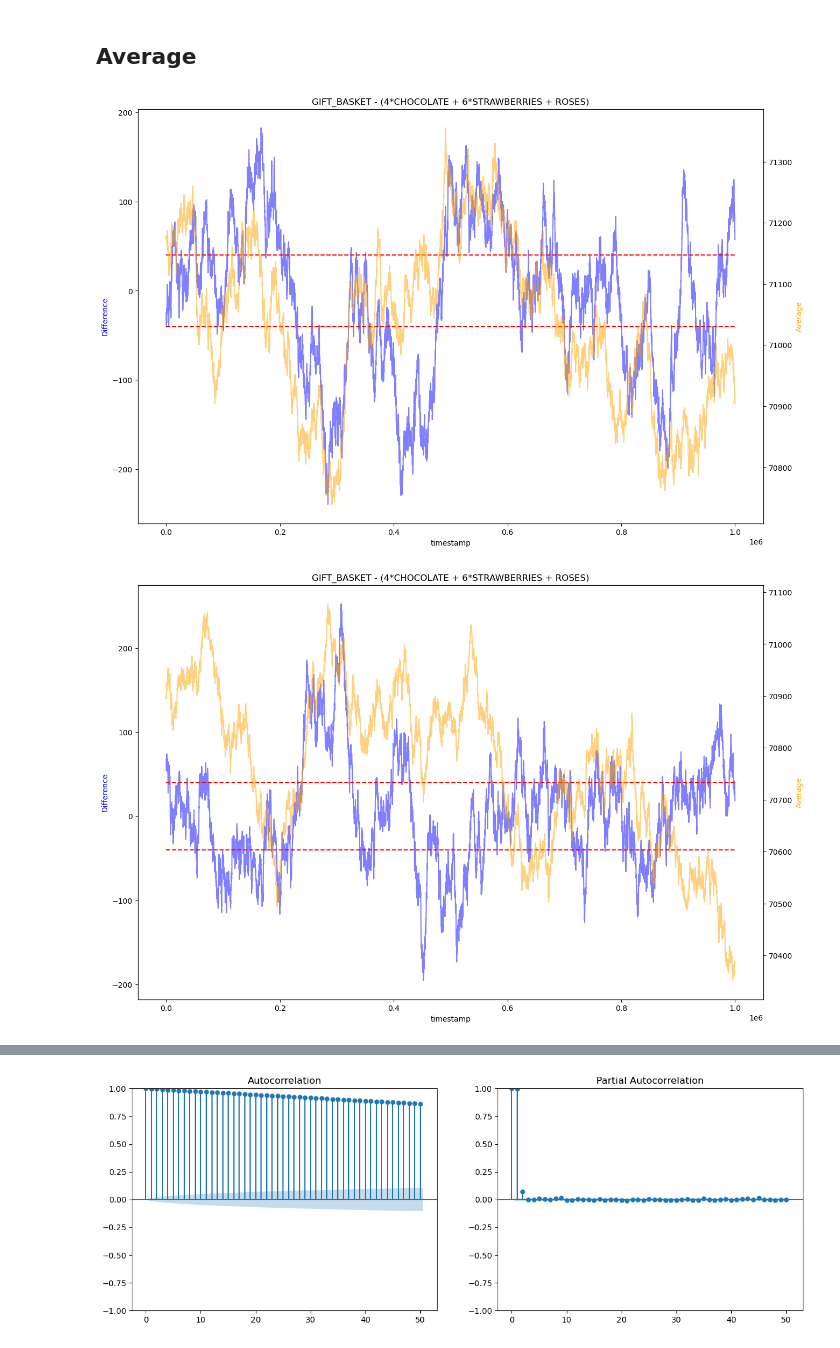
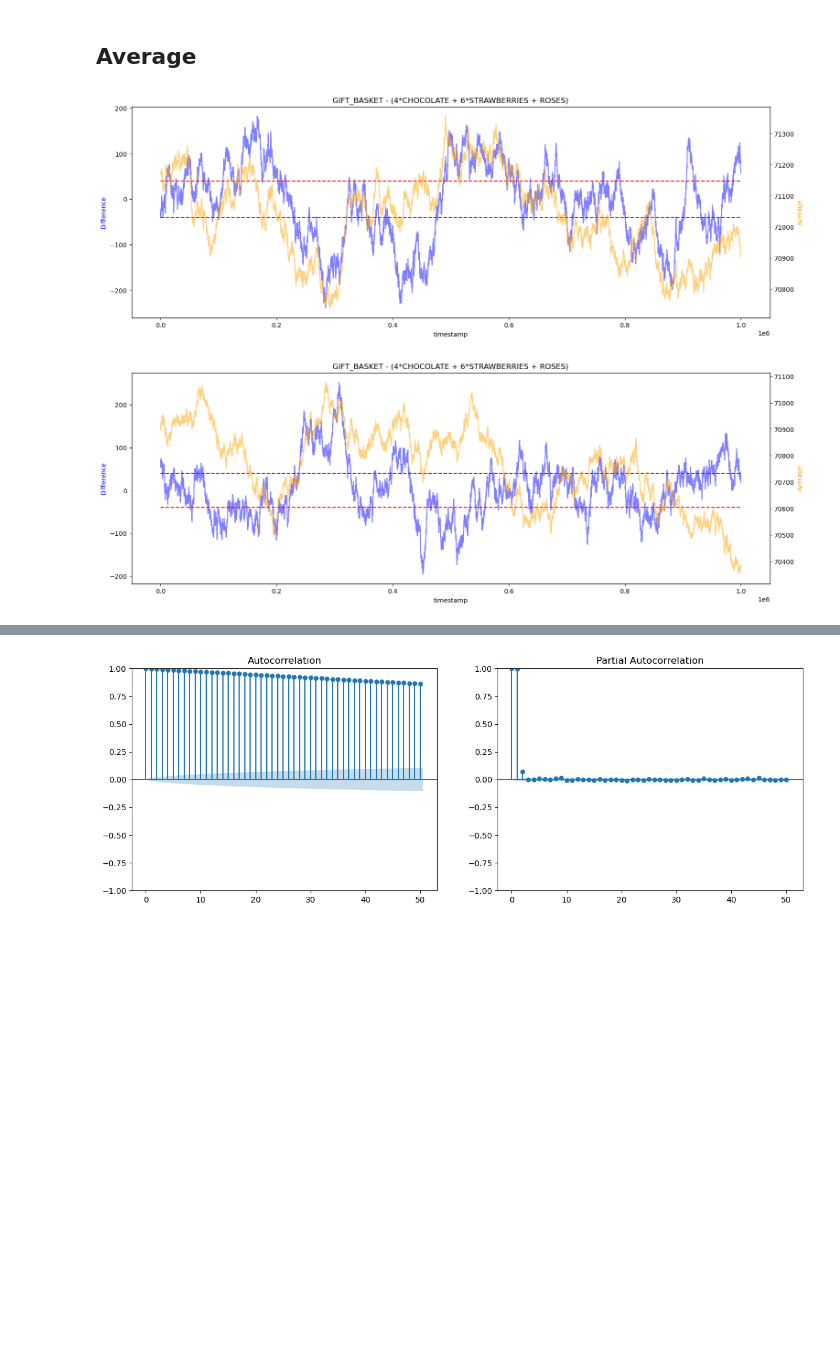
Before and after one commit to Meilism/IMC-Prosperity-Trading-Challenge, a Jupyter notebook: JM/analysis/data_analysis_3.ipynb, the cells around one changed output, grey strips where cells are left out. Saved outputs shown, nothing was run; the diff lists cells and outputs as text; code cells hidden in the pictures; blank space fills up the shorter version.

```diff
--- a/JM/analysis/data_analysis_3.ipynb
+++ b/JM/analysis/data_analysis_3.ipynb
@@ -204,22 +204,3 @@ diff.groupby('day').describe()
 | 0 | 10000.0 | 370.23060 | 85.293178 | 140.0 | 310.0 | 379.5 | 433.0 | 562.0 |
 | 1 | 10000.0 | 381.94180 | 65.750569 | 184.0 | 337.5 | 380.0 | 419.0 | 632.0 |
 | 2 | 10000.0 | 386.29905 | 76.072587 | 185.0 | 332.0 | 383.0 | 438.5 | 570.5 |
-# %%
-window_size = 4
-sample = 2000
-
-for d in days:
-    avg = diff_shift.loc[d].rolling(window_size).mean().shift(1)
-
-    plt.figure(figsize=(18, 6))
-    diff_shift.loc[d][:sample].plot(legend=True, label='Diff', alpha=0.5)
-    avg[:sample].plot(legend=True, label='Moving Average', color='orange', alpha=0.5)
-    plt.hlines(0, 0, diff_shift.loc[d].index[sample], color='r', linestyle='--')
-    plt.title(f'GIFT_BASKET - (4*CHOCOLATE + 6*STRAWBERRIES + ROSES) - Day {d}')
-    plt.show()
-
-    plt.figure(figsize=(18, 6))
-    (diff_shift - avg).loc[d][:sample].plot(legend=True, label='Diff - Moving Average')
-    plt.hlines(0, 0, diff_shift.loc[d].index[sample], color='r', linestyle='--')
-    plt.title(f'GIFT_BASKET - (4*CHOCOLATE + 6*STRAWBERRIES + ROSES) - Day {d}')
-    plt.show()
@@ -233,5 +206,0 @@ for d in days:
-# %%
-fig, ax = plt.subplots(1, 2, figsize=(15, 5))
-plot_acf(diff_shift, lags=50, ax=ax[0])
-plot_pacf(diff_shift, lags=50, ax=ax[1])
-plt.show()
@@ -259,22 +226,23 @@ adfuller(diff)
 ## Average
 # %%
 avg = (individual + total) / 2
+diff_shift = diff - diff.mean()
 
 for d in days:
 
-    fig, ax = plt.subplots(figsize=(15, 10))
+    fig, ax = plt.subplots(figsize=(18, 6))
     ax2 = ax.twinx()
     assert isinstance(ax, plt.Axes)
     assert isinstance(ax2, plt.Axes)
 
     diff_shift.loc[d].plot(ax=ax, color='blue', alpha=0.5)
     ax.hlines(40, diff_shift.loc[d].index[0], diff_shift.loc[d].index[-1], color='r', linestyle='--')
     ax.hlines(-40, diff_shift.loc[d].index[0], diff_shift.loc[d].index[-1], color='r', linestyle='--')
     ax.set_ylabel('Difference', color='blue')
     avg.loc[d].plot(ax=ax2, color='orange', alpha=0.5)
     ax2.set_ylabel('Average', color='orange')
     plt.title('GIFT_BASKET - (4*CHOCOLATE + 6*STRAWBERRIES + ROSES)')
     plt.show()
 # %% [output]
-[figure, old version]
+[figure, new version]
-[figure, old version]
+[figure, new version]
```
Also changed, not shown: parts of 7 cells of this notebook, 10 other files.
